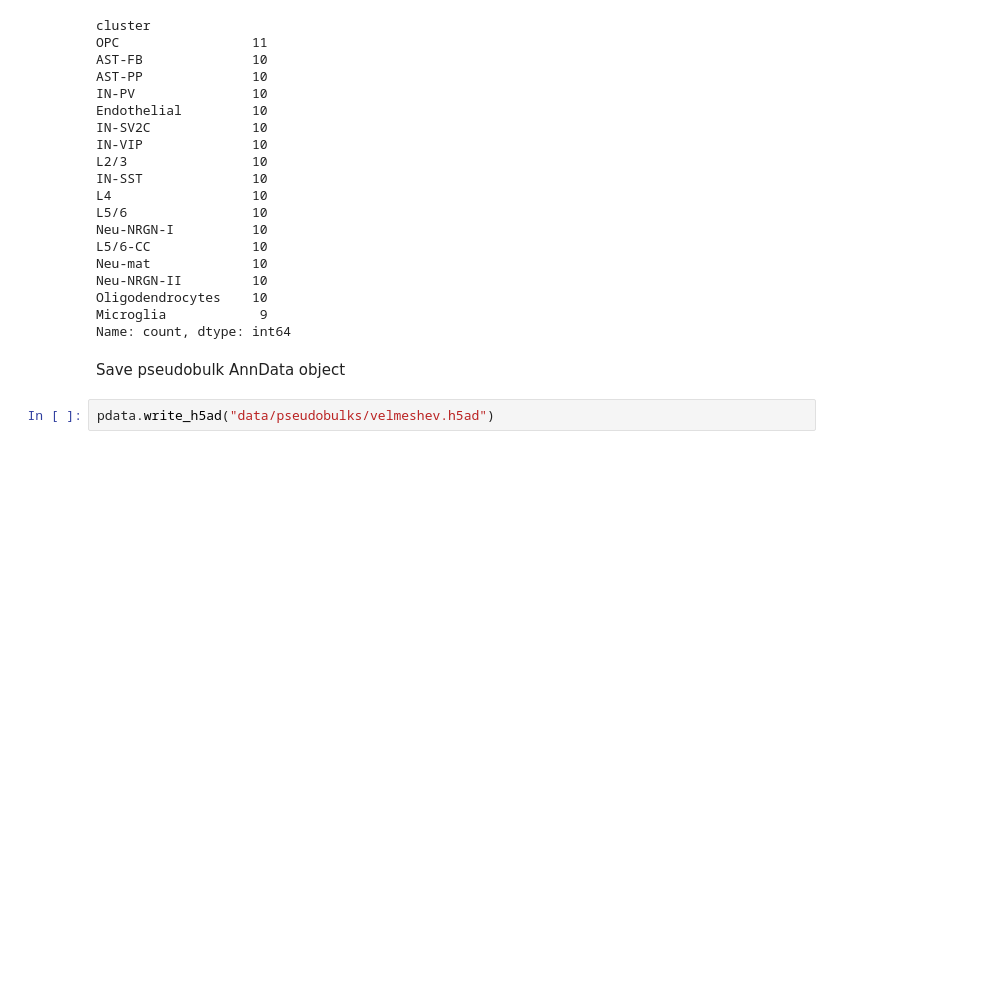
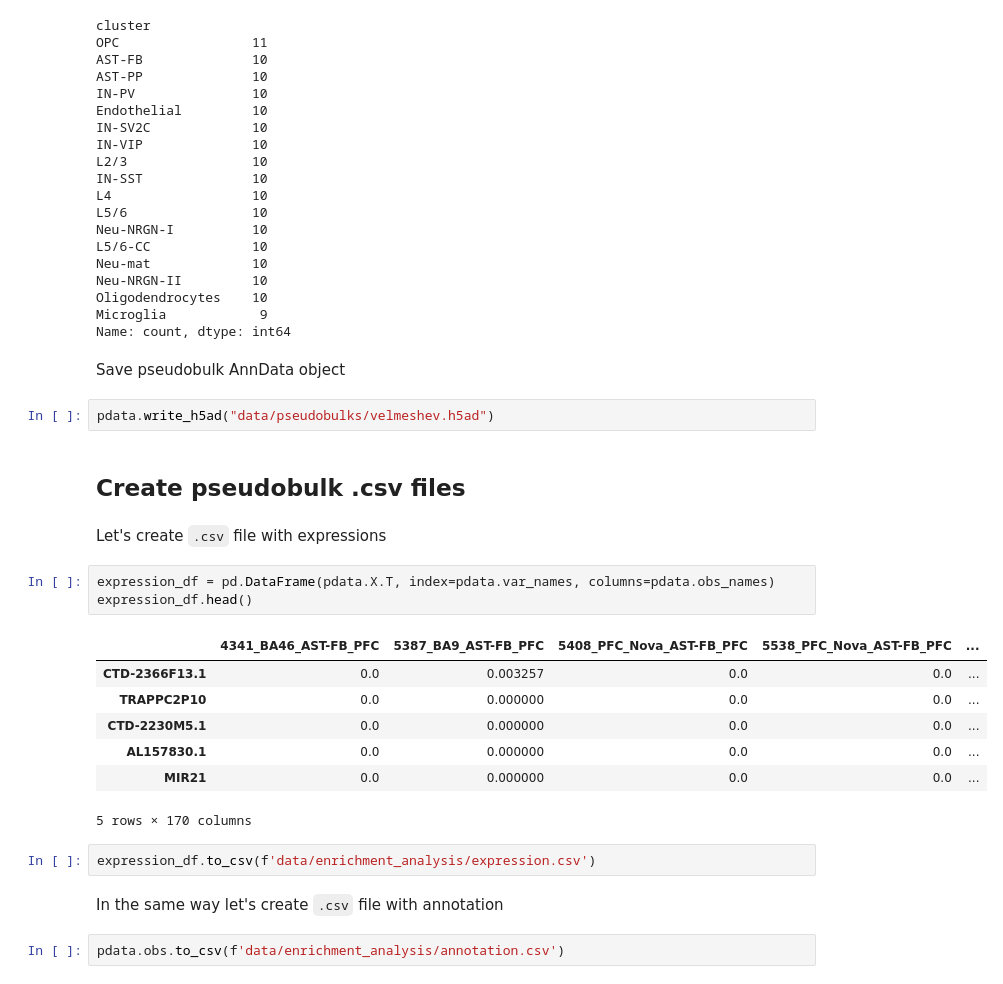
Before and after one commit to Claptar/spatialMPFC, a Jupyter notebook: preprocess/velmeshev.ipynb, the cells around one changed output. Cells and saved outputs as stored; diff of their text form; blank space fills up the shorter version.

Commit message:
Added conversion of pseudobulk matricies to csv

```diff
--- a/preprocess/velmeshev.ipynb
+++ b/preprocess/velmeshev.ipynb
@@ -136,3 +136,24 @@ Name: count, dtype: int64
 Save pseudobulk AnnData object
 # %%
 pdata.write_h5ad("data/pseudobulks/velmeshev.h5ad")
+# %% [markdown]
+## Create pseudobulk .csv files
+# %% [markdown]
+Let's create `.csv` file with expressions
+# %%
+expression_df = pd.DataFrame(pdata.X.T, index=pdata.var_names, columns=pdata.obs_names)
+expression_df.head()
+# %% [output]
+|  | 4341_BA46_AST-FB_PFC | 5387_BA9_AST-FB_PFC | 5408_PFC_Nova_AST-FB_PFC | 5538_PFC_Nova_AST-FB_PFC | ... |
+| CTD-2366F13.1 | 0.0 | 0.003257 | 0.0 | 0.0 | ... |
+| TRAPPC2P10 | 0.0 | 0.000000 | 0.0 | 0.0 | ... |
+| CTD-2230M5.1 | 0.0 | 0.000000 | 0.0 | 0.0 | ... |
+| AL157830.1 | 0.0 | 0.000000 | 0.0 | 0.0 | ... |
+| MIR21 | 0.0 | 0.000000 | 0.0 | 0.0 | ... |
+5 rows × 170 columns
+# %%
+expression_df.to_csv(f'data/enrichment_analysis/expression.csv')
+# %% [markdown]
+In the same way let's create `.csv` file with annotation
+# %%
+pdata.obs.to_csv(f'data/enrichment_analysis/annotation.csv')
```
